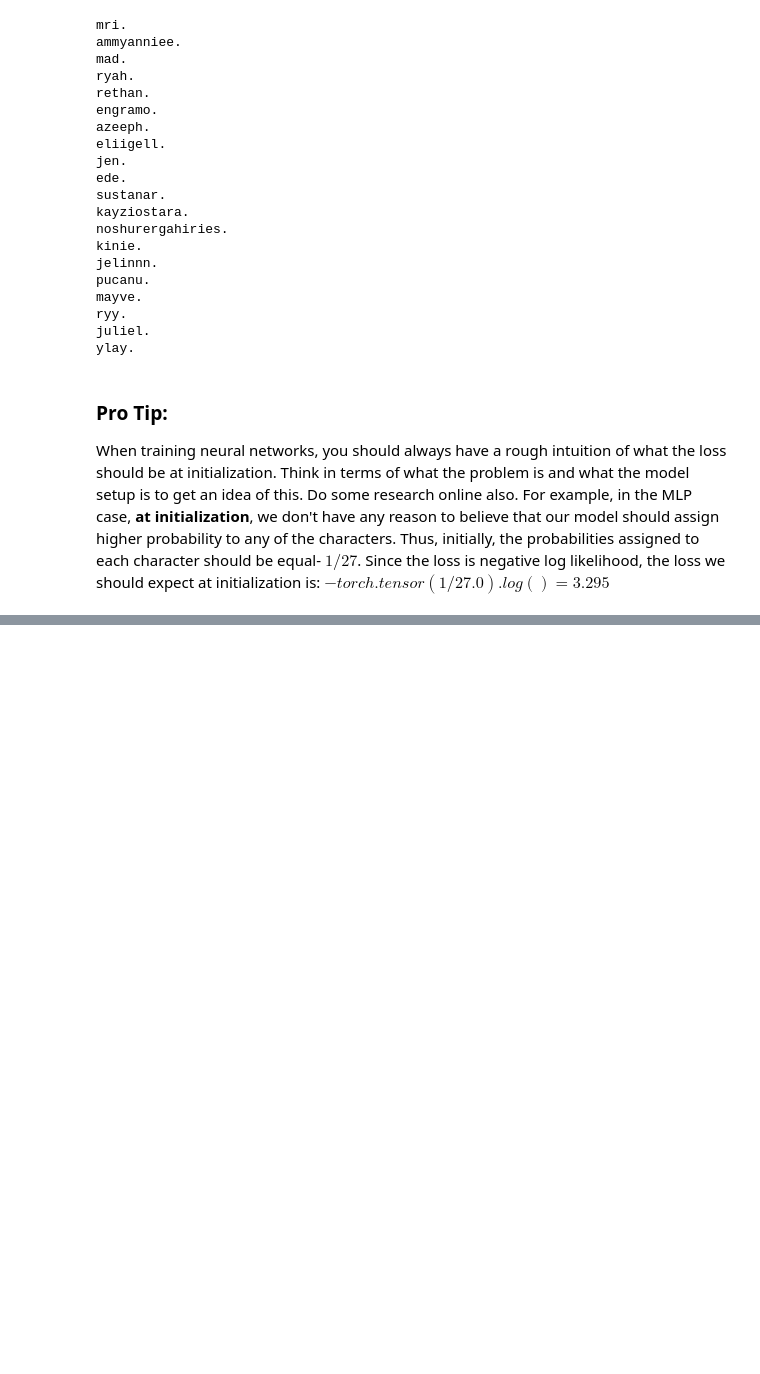
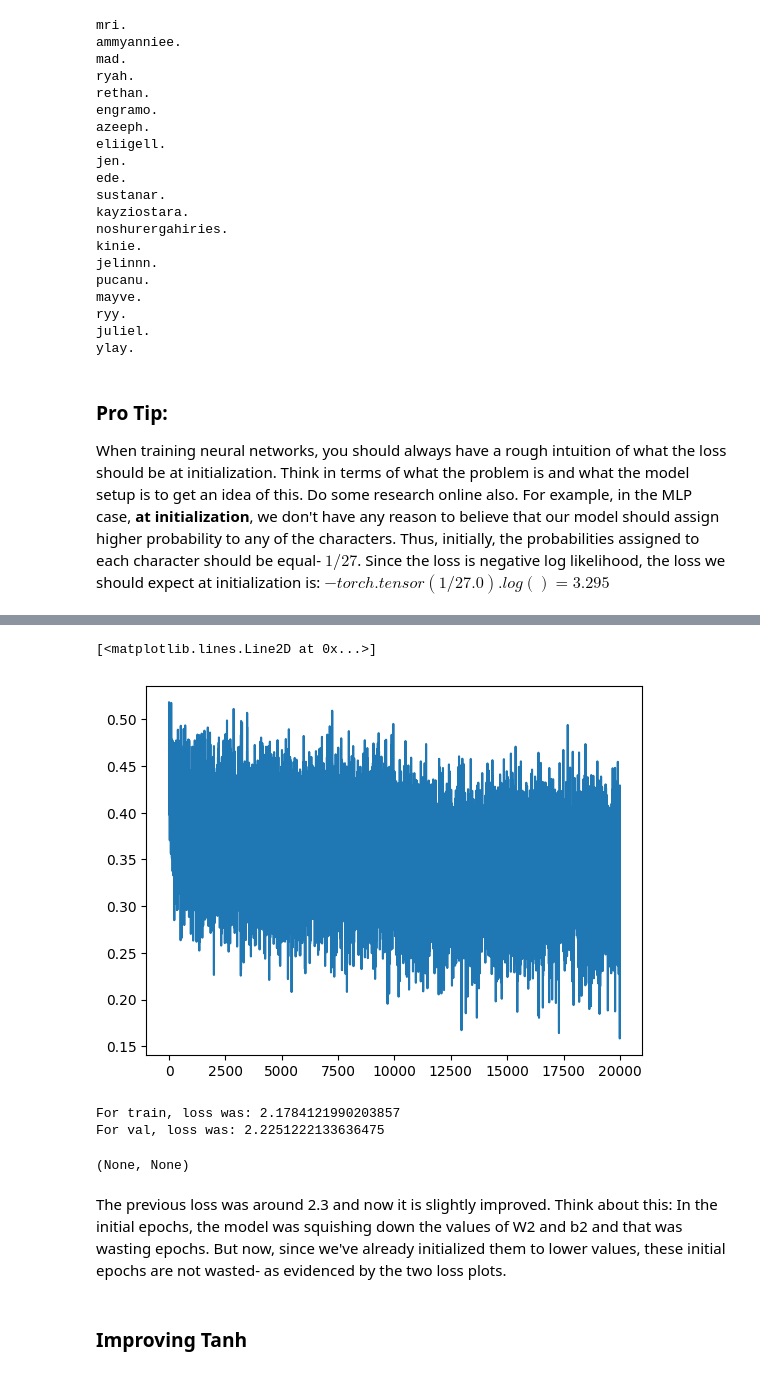
Before and after one commit to vikrantmehta123/makemore, a Jupyter notebook: RNN/rnn.ipynb, the cells around one changed output, grey strips where cells are left out. Drawn from its saved outputs; the diff is of its cells as text; code cells hidden in the pictures; blank space fills up the shorter version.

```diff
--- a/RNN/rnn.ipynb
+++ b/RNN/rnn.ipynb
@@ -231,0 +285,43 @@ Notice how the actual loss is way worse than the expected loss. So, there's some
+# %%
+C = torch.randn((vocab_size, n_embd),            generator=g)
+W1 = torch.randn((n_embd * block_size, n_hidden), generator=g)
+b1 = torch.randn(n_hidden,                        generator=g)
+W2 = torch.randn((n_hidden, vocab_size),          generator=g) * 0.01 # Make W2 smaller
+b2 = torch.randn(vocab_size,                      generator=g) * 0.0 # Make b2 smaller
+
+parameters = [C, W1, b1, W2, b2]
+for p in parameters:
+    p.requires_grad = True
+
+epochs = 1
+batch_size = 32
+lossi = []
+
+for i in range(epochs):
+
+    # Construct the minibatch
+    idxs = torch.randint(0, X_train.shape[0], (batch_size, ), generator=g)
+    X_batch, y_batch = X_train[idxs], Y_train[idxs]
+
+    # Forward pass
+    embeddings = C[X_batch]
+    concatenated_embeddings = embeddings.view(
+        embeddings.shape[0], -1)  # Concatenate the embeddings
+    preactivations = concatenated_embeddings @ W1 + b1
+    activations = torch.tanh(preactivations)
+    logits = activations @ W2 + b2  # Output layer
+
+    # PyTorch will apply softmax internally
+    loss = F.cross_entropy(logits, y_batch)
+
+    for p in parameters:
+        p.grad = None
+
+    loss.backward()
+
+    lr = 0.1 if i < 10_000 else 0.01
+
+    for p in parameters:
+        p.data -= lr * p.grad
+
+print("Loss: ", loss.item())
@@ -231,0 +401,15 @@ Notice how the actual loss is way worse than the expected loss. So, there's some
+# %%
+plt.plot(lossi)
+# %% [output]
+[<matplotlib.lines.Line2D at 0x...>]
+[figure, added]
+# %%
+split_loss('train'), split_loss('val')
+# %% [output]
+For train, loss was: 2.1784121990203857
+For val, loss was: 2.2251222133636475
+(None, None)
+# %% [markdown]
+The previous loss was around 2.3 and now it is slightly improved. Think about this: In the initial epochs, the model was squishing down the values of W2 and b2 and that was wasting epochs. But now, since we've already initialized them to lower values, these initial epochs are not wasted- as evidenced by the two loss plots.
+# %% [markdown]
+### Improving Tanh
```
Also changed, not shown: parts of 21 cells of this notebook.
